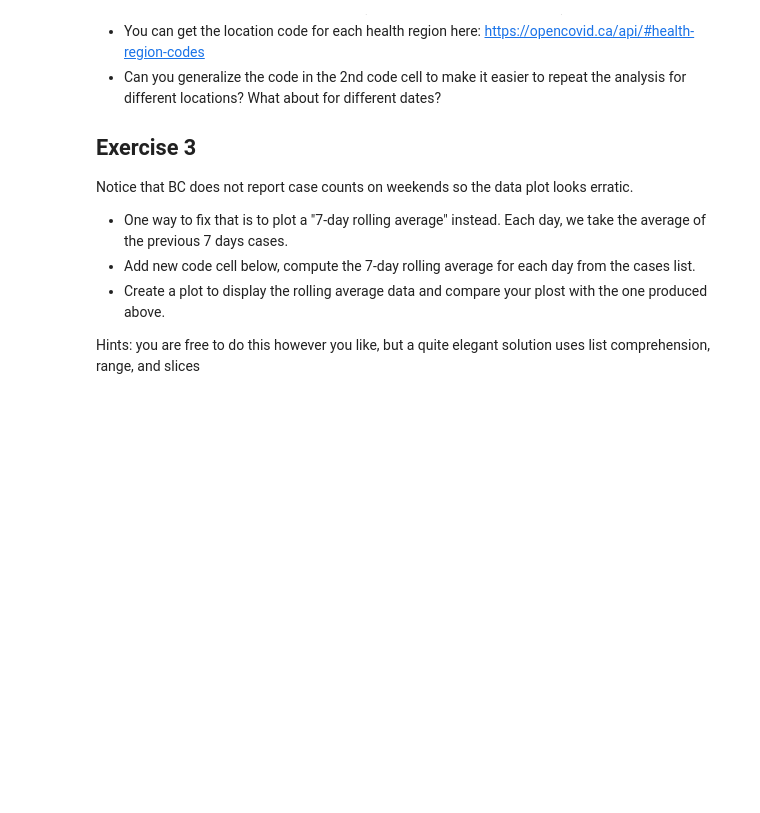
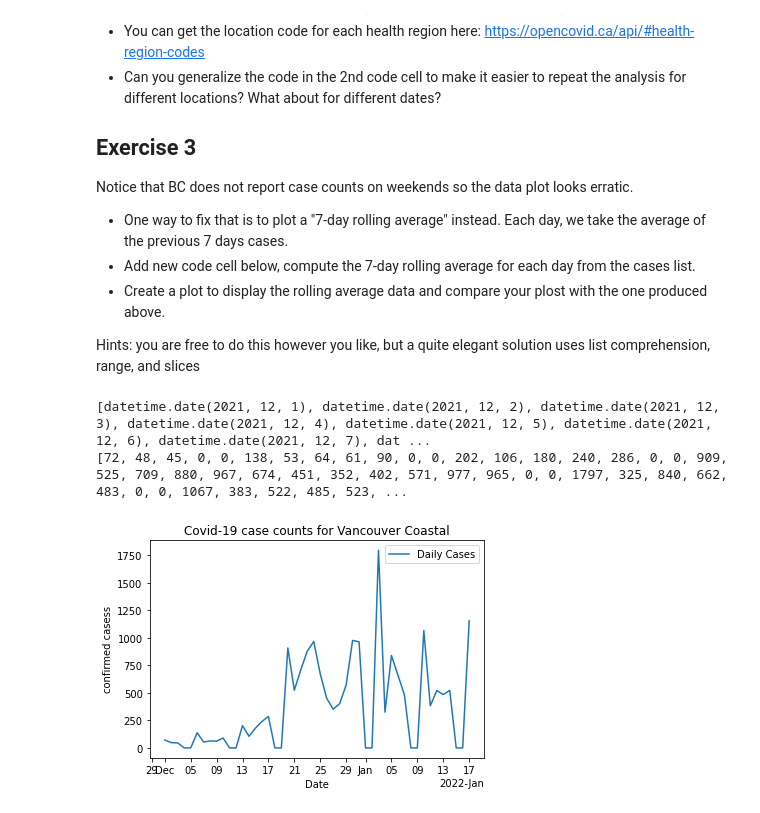
Before and after one commit to lukaradonjic21/cap-comp215, a Jupyter notebook: labs/lab1.ipynb, the cells around one changed output. Saved outputs shown, nothing was run; the diff lists cells and outputs as text; code cells hidden in the pictures; blank space fills up the shorter version.

```diff
--- a/labs/lab1.ipynb
+++ b/labs/lab1.ipynb
@@ -133,3 +120,50 @@ Each day, we take the average of the previous 7 days cases.
  * Create a plot to display the rolling average data and compare your plost with the one produced above.
 
  Hints: you are free to do this however you like, but a quite elegant solution uses list comprehension, range, and slices
+# %%
+#Exercise 2:
+healthRegionCode = '595'
+healthRegionName = 'Vancouver Coastal'
+period = 'after' #before, after, nothing(exact date)
+date = '01-12-2021' #DD-MM-YYYY
+
+query = 'https://api.opencovid.ca/timeseries?stat=cases&loc=LOCATION&PERIOD=DATE'
+query = query.replace('LOCATION', healthRegionCode)
+query = query.replace('DATE', date)
+query = query.replace('PERIOD', period)
+
+
+response = requests.request("GET", query, headers={}, data={})
+result = json.loads(response.text)
+
+#Original Code
+date_strings = []
+for daily in result['cases']:
+  date_strings.append(daily['date_report'])
+#print(date_strings)
+
+cases = []
+for daily in result['cases']:
+  cases.append(daily['cases'])
+
+dates = []
+for date in date_strings:
+  dates.append(datetime.datetime.strptime(date, '%d-%m-%Y').date())
+
+print(dates)
+print(cases)
+
+#given code
+
+
+fig, ax = plt.subplots()
+format_date_axis(ax)
+ax.plot(dates, cases, label='Daily Cases')  # Plot some data on the axes.
+ax.set_xlabel('Date')  # Add an x-label to the axes.
+ax.set_ylabel('confirmed casess')  # Add a y-label to the axes.
+ax.set_title('Covid-19 case counts for REGION'.replace('REGION', healthRegionName))  # Add a title to the axes.
+ax.legend();
+# %% [output]
+[datetime.date(2021, 12, 1), datetime.date(2021, 12, 2), datetime.date(2021, 12, 3), datetime.date(2021, 12, 4), datetime.date(2021, 12, 5), datetime.date(2021, 12, 6), datetime.date(2021, 12, 7), dat ...
+[72, 48, 45, 0, 0, 138, 53, 64, 61, 90, 0, 0, 202, 106, 180, 240, 286, 0, 0, 909, 525, 709, 880, 967, 674, 451, 352, 402, 571, 977, 965, 0, 0, 1797, 325, 840, 662, 483, 0, 0, 1067, 383, 522, 485, 523, ...
+[figure, added]
```
Also changed, not shown: parts of 3 cells of this notebook.
